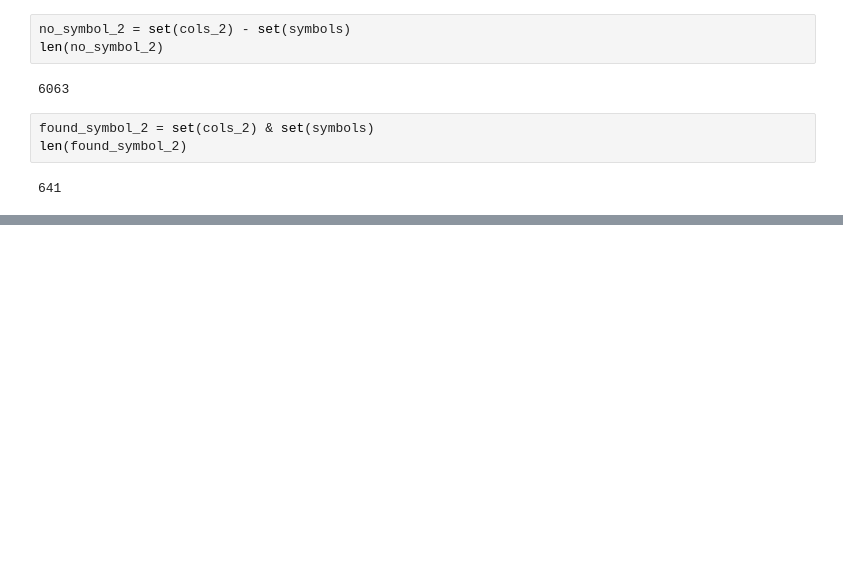
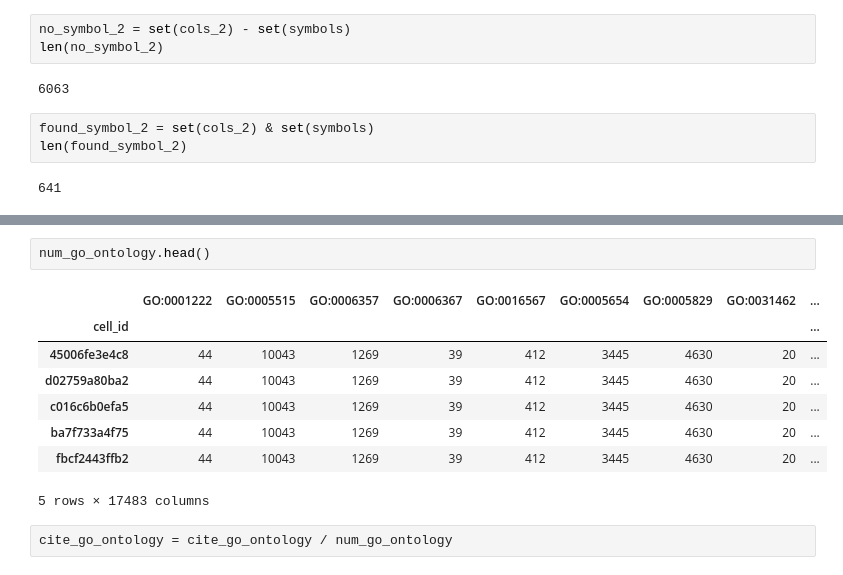
Before and after one commit to IMOKURI/kaggle-multimodal-single-cell-integration, a Jupyter notebook: notebook/GO-Ontology.ipynb, the cells around one changed output, grey strips where cells are left out. Saved outputs shown, nothing was run; the diff lists cells and outputs as text; blank space fills up the shorter version.

```diff
--- a/notebook/GO-Ontology.ipynb
+++ b/notebook/GO-Ontology.ipynb
@@ -237,0 +308,13 @@ TODO: symbols を column に、 cell を index に持つ df つくる
+# %%
+num_go_ontology.head()
+# %% [output]
+|  | GO:0001222 | GO:0005515 | GO:0006357 | GO:0006367 | GO:0016567 | GO:0005654 | GO:0005829 | GO:0031462 | ... |
+| cell_id |  |  |  |  |  |  |  |  | ... |
+| 45006fe3e4c8 | 44 | 10043 | 1269 | 39 | 412 | 3445 | 4630 | 20 | ... |
+| d02759a80ba2 | 44 | 10043 | 1269 | 39 | 412 | 3445 | 4630 | 20 | ... |
+| c016c6b0efa5 | 44 | 10043 | 1269 | 39 | 412 | 3445 | 4630 | 20 | ... |
+| ba7f733a4f75 | 44 | 10043 | 1269 | 39 | 412 | 3445 | 4630 | 20 | ... |
+| fbcf2443ffb2 | 44 | 10043 | 1269 | 39 | 412 | 3445 | 4630 | 20 | ... |
+5 rows × 17483 columns
+# %%
+cite_go_ontology = cite_go_ontology / num_go_ontology
```
Also changed, not shown: parts of 50 cells of this notebook, 3 other files.
